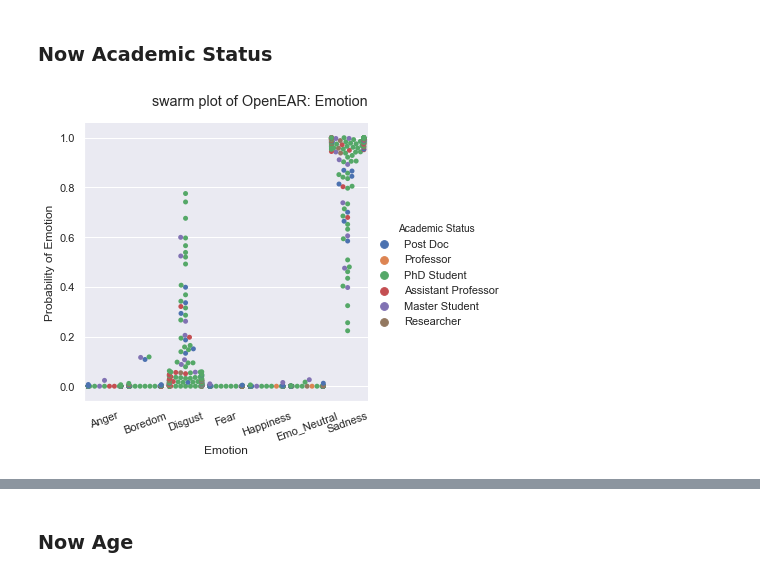
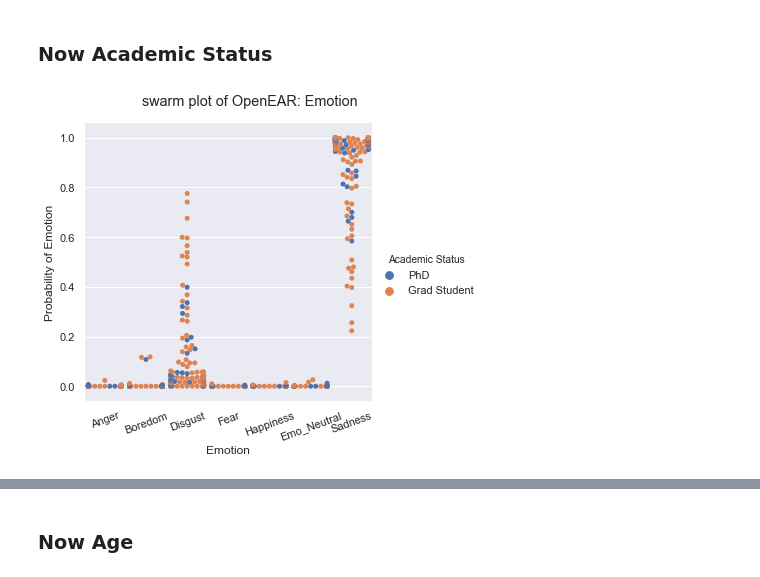
Before and after one commit to EJKraft/MasterThesis, a Jupyter notebook: OpenSMILE Analysis_Plots.ipynb, the cells around one changed output, grey strips where cells are left out. Drawn from its saved outputs; the diff is of its cells as text; code cells hidden in the pictures.

Commit message:
Added VideoIDs to CharacterData Table, also replaced academic labels with grad student and phd and adjusted code for this

```diff
--- a/OpenSMILE Analysis_Plots.ipynb
+++ b/OpenSMILE Analysis_Plots.ipynb
@@ -362,11 +343,11 @@ hp.catPlot(df_dis_loi_sex, 'Level of Interest', 'Sex', 'swarm')
 # %% [markdown]
 ### Now Academic Status
 # %%
-df_dis_emotion_aca = df_emotion_char.drop(['Char_ID','ID','Filename', 'Age', 'Sex', 'VideoTitle', 'Name'], axis = 1)
+df_dis_emotion_aca = df_emotion_char.drop(['Char_ID','ID','Filename', 'Age', 'Sex','VideoID', 'VideoTitle', 'Name'], axis = 1)
 hp.catPlot(df_dis_emotion_aca, 'Emotion', 'Academic Status', 'swarm')
-df_dis_affect_aca = df_affect_char.drop(['Char_ID','ID','Filename', 'Age', 'Sex', 'VideoTitle', 'Name'], axis = 1)
+df_dis_affect_aca = df_affect_char.drop(['Char_ID','ID','Filename', 'Age', 'Sex','VideoID', 'VideoTitle', 'Name'], axis = 1)
 hp.catPlot(df_dis_affect_aca, 'Affect', 'Academic Status', 'swarm')
-df_dis_loi_aca = df_loi_char.drop(['Char_ID','ID','Filename', 'Age', 'Sex', 'VideoTitle', 'Name'], axis = 1)
+df_dis_loi_aca = df_loi_char.drop(['Char_ID','ID','Filename', 'Age', 'Sex', 'VideoID','VideoTitle', 'Name'], axis = 1)
 hp.catPlot(df_dis_loi_aca, 'Level of Interest', 'Academic Status', 'swarm')
 # %% [output]
-[figure, old version]
+[figure, new version]
```
Also changed, not shown: parts of 10 cells of this notebook, 6 other files.
